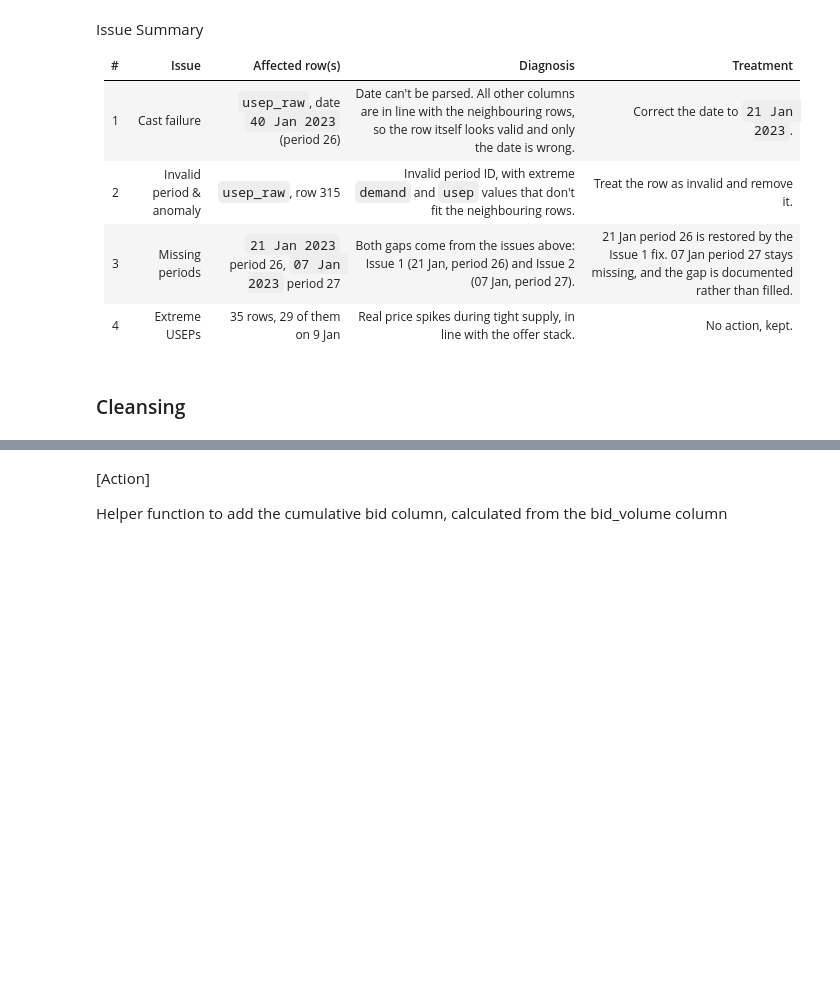
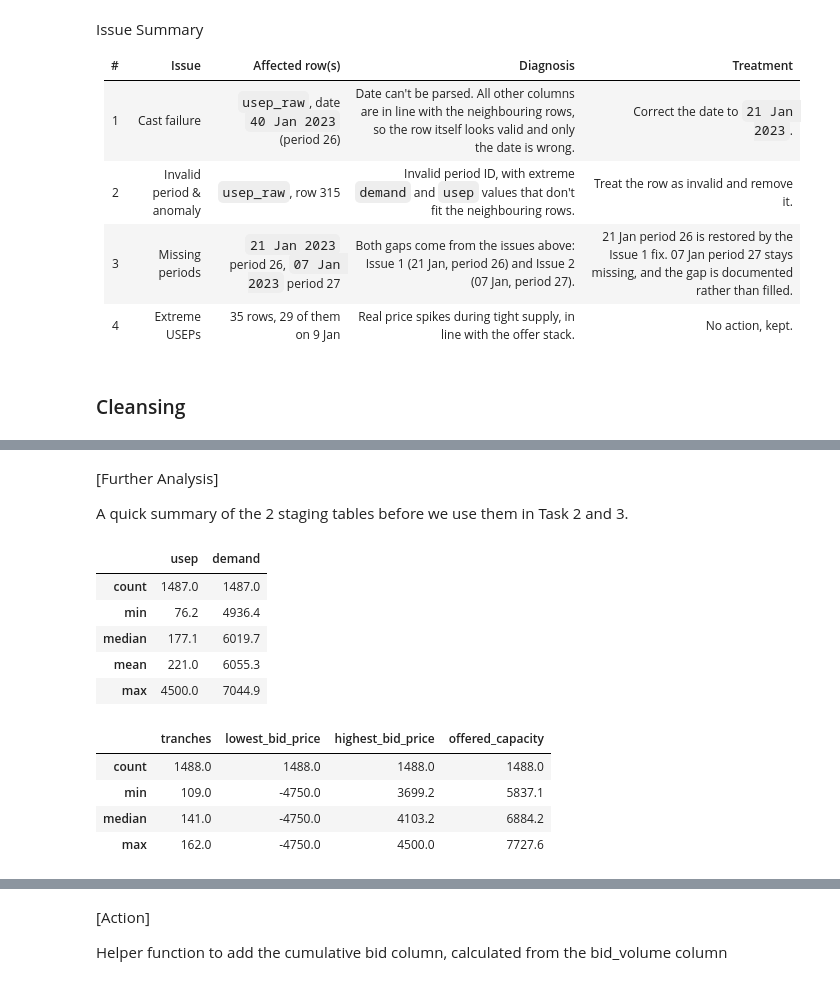
Before and after one commit to xanatower/flo-energy-data-analytics, a Jupyter notebook: analysis/assessment.ipynb, the cells around one changed output, grey strips where cells are left out. Saved outputs shown, nothing was run; the diff lists cells and outputs as text; code cells hidden in the pictures; blank space fills up the shorter version.

```diff
--- a/analysis/assessment.ipynb
+++ b/analysis/assessment.ipynb
@@ -1283,3 +1321,44 @@ offer_stacks_staging = create_datetime_index(
 usep_staging = create_datetime_index(
     usep_cleansed
 )
+# %% [markdown]
+[Further Analysis]
+
+A quick summary of the 2 staging tables before we use them in Task 2 and 3.
+# %%
+# USEP staging: one row per trading period
+display(
+    usep_staging[["usep", "demand"]]
+    .agg(["count", "min", "median", "mean", "max"])
+    .round(1)
+)
+
+# Offer stacks staging: summarised to one row per trading period
+offer_stacks_by_period = (
+    offer_stacks_staging
+    .groupby(level="datetime")
+    .agg(
+        tranches=("bid_price", "size"),
+        lowest_bid_price=("bid_price", "min"),
+        highest_bid_price=("bid_price", "max"),
+        offered_capacity=("bid_volume", "sum"),
+    )
+)
+
+display(
+    offer_stacks_by_period
+    .agg(["count", "min", "median", "max"])
+    .round(1)
+)
+# %% [output]
+|  | usep | demand |
+| count | 1487.0 | 1487.0 |
+| min | 76.2 | 4936.4 |
+| median | 177.1 | 6019.7 |
+| mean | 221.0 | 6055.3 |
+| max | 4500.0 | 7044.9 |
+|  | tranches | lowest_bid_price | highest_bid_price | offered_capacity |
+| count | 1488.0 | 1488.0 | 1488.0 | 1488.0 |
+| min | 109.0 | -4750.0 | 3699.2 | 5837.1 |
+| median | 141.0 | -4750.0 | 4103.2 | 6884.2 |
+| max | 162.0 | -4750.0 | 4500.0 | 7727.6 |
```
Also changed, not shown: parts of 24 cells of this notebook.
